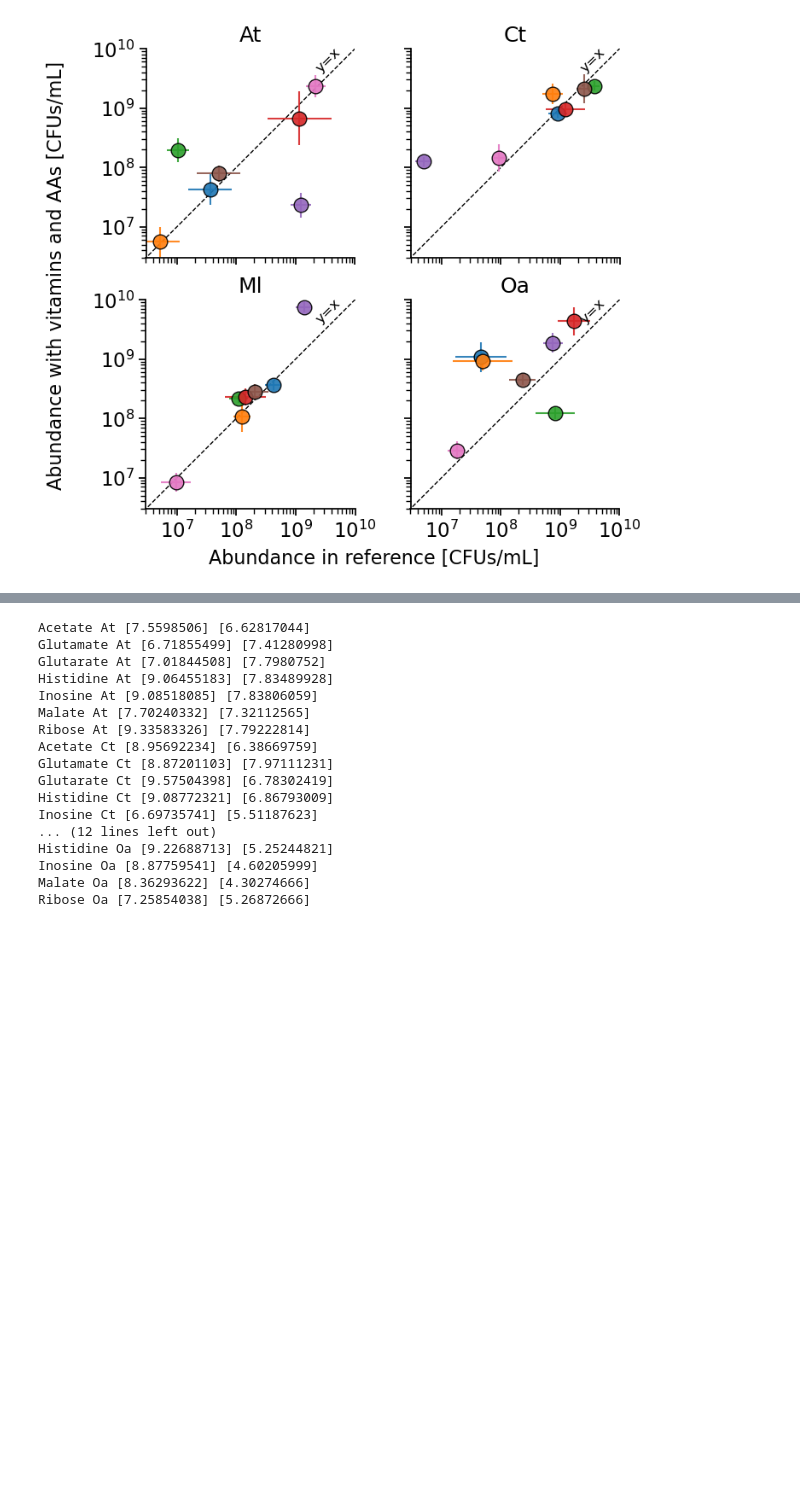
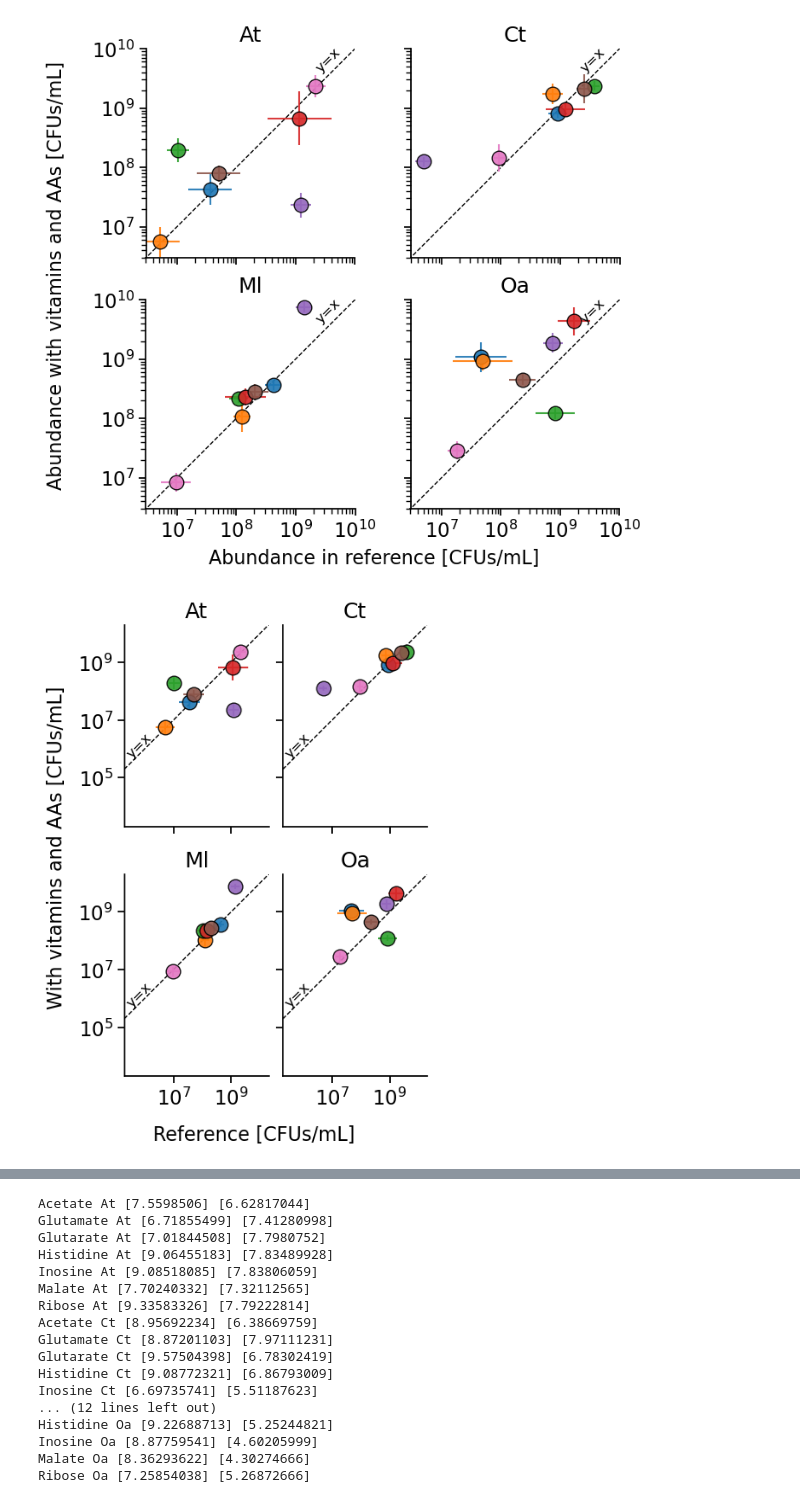
Before and after one commit to sulheim/coexistence, a Jupyter notebook: notebooks/3_assembly_2/3A_analyse_second_assembly.ipynb, the cells around one changed output, grey strips where cells are left out. Saved outputs shown, nothing was run; the diff lists cells and outputs as text; code cells hidden in the pictures; blank space fills up the shorter version.

```diff
--- a/notebooks/3_assembly_2/3A_analyse_second_assembly.ipynb
+++ b/notebooks/3_assembly_2/3A_analyse_second_assembly.ipynb
@@ -1069,6 +1081,74 @@ fig.supxlabel('Abundance in reference [CFUs/mL]', size=16)
 plt.savefig(figure_folder / 'vits_scatterplot_species.pdf', bbox_inches='tight')
 # %% [output]
 [figure]
+# %%
+
+
+# Create the plot
+fig, axes = plt.subplots(2,2, sharex=True, sharey=True, figsize=(5,7))
+axes = axes.flatten()
+major_locator = LogLocator(base=10)
+minor_locator = LogLocator(base=10, subs='auto')
+
+ref_carbon_sources = sorted(df_logmean78.loc[df_logmean78.Group=='Reference']['Base carbon source'].unique())
+
+for i, s in enumerate(strains):
+    ax = axes[i]
+    ax.set_title(s)
+    for j, cs in enumerate(ref_carbon_sources):
+        cidx = (df_logmean78['Base carbon source'] == cs) & (df_logmean78.Species == s)
+        ridx = df_logmean78['Group'] == 'Reference'
+        widx = df_logmean78['Group'] == 'With AA & vitamins'
+
+        # Get log10 means and convert back to linear scale for plotting
+        x_log = df_logmean78.loc[cidx*ridx, 'Mean log10(CFUs/mL)'].values
+        x_std_log = df_logmean78.loc[cidx*ridx, 'Std log10(CFUs/mL)'].values
+        y_log = df_logmean78.loc[cidx*widx, 'Mean log10(CFUs/mL)'].values
+        y_std_log = df_logmean78.loc[cidx*widx, 'Std log10(CFUs/mL)'].values
+
+        if len(x_log) == 0 or len(y_log) == 0:
+            continue
+
+        # Convert to linear scale for plotting
+        x = 10**x_log[0]
+        y = 10**y_log[0]
+
+        # Convert std from log space to linear space (asymmetric error bars)
+        x_err_lower = x - 10**(x_log[0] - x_std_log[0])
+        x_err_upper = 10**(x_log[0] + x_std_log[0]) - x
+        y_err_lower = y - 10**(y_log[0] - y_std_log[0])
+        y_err_upper = 10**(y_log[0] + y_std_log[0]) - y
+
+        # ax.scatter(x, y, color=f'C{j}', linewidth=1, s=100, alpha=0.9, label=cs)
+        ax.errorbar(x, y,
+                   xerr=[[x_err_lower], [x_err_upper]],
+                   yerr=[[y_err_lower], [y_err_upper]],
+                   color=tab10_colors[j], alpha=0.9, markersize=12, marker = 'o', markerfacecolor=f'C{j}', markeredgewidth=1, markeredgecolor='k')
+
+    ax.set_yscale('log')
+    ax.set_xscale('log')
+    ax.set_ylim(2e3, 2e10)
+    ax.set_xlim(2e5, 2e10)
+    # ax.set_ylim(3e6, 10e9)
+    # ax.set_xlim(3e6, 10e9)
+    ax.plot(np.array([3e2, 1e11]), np.array([3e2,1e11]), lw=1, c='k', zorder=0, ls='--')
+    # ax.text(2e4, 6e4, 'y=x', rotation=45, size=12)
+    ax.set_aspect('equal', adjustable='box')
+    ax.text(2e5, 5e5, 'y=x', rotation=45, size = 12)
+
+
+    ax.xaxis.set_major_locator(major_locator)
+    ax.xaxis.set_minor_locator(minor_locator)
+    ax.yaxis.set_major_locator(major_locator)
+    ax.yaxis.set_minor_locator(minor_locator)
+
+plt.subplots_adjust(hspace=0.15, wspace=0.1,left = 0.2)
+sns.despine()
+fig.supylabel('With vitamins and AAs [CFUs/mL]', size=16)
+fig.supxlabel('Reference [CFUs/mL]', size=16)
+plt.savefig(figure_folder / 'vits_scatterplot_species_equal.pdf', bbox_inches='tight')
+# %% [output]
+[figure, added]
 # %%
 # fig, axes = plt.subplots(2,2, sharex=True, sharey = True, figsize = (8,7))
 # axes = axes.flatten()
```
Also changed, not shown: parts of 4 cells of this notebook, 1 other file.
